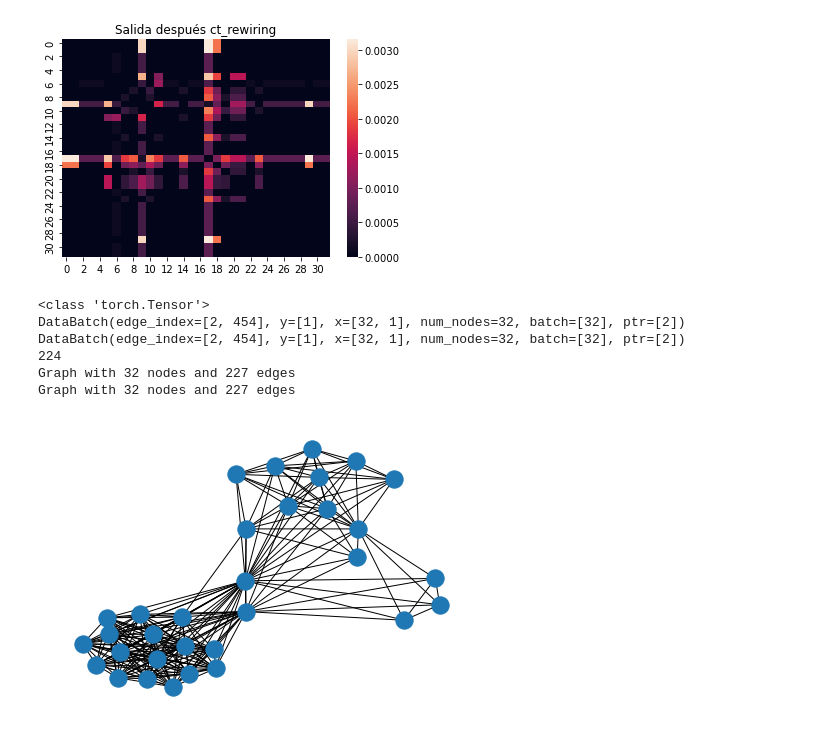
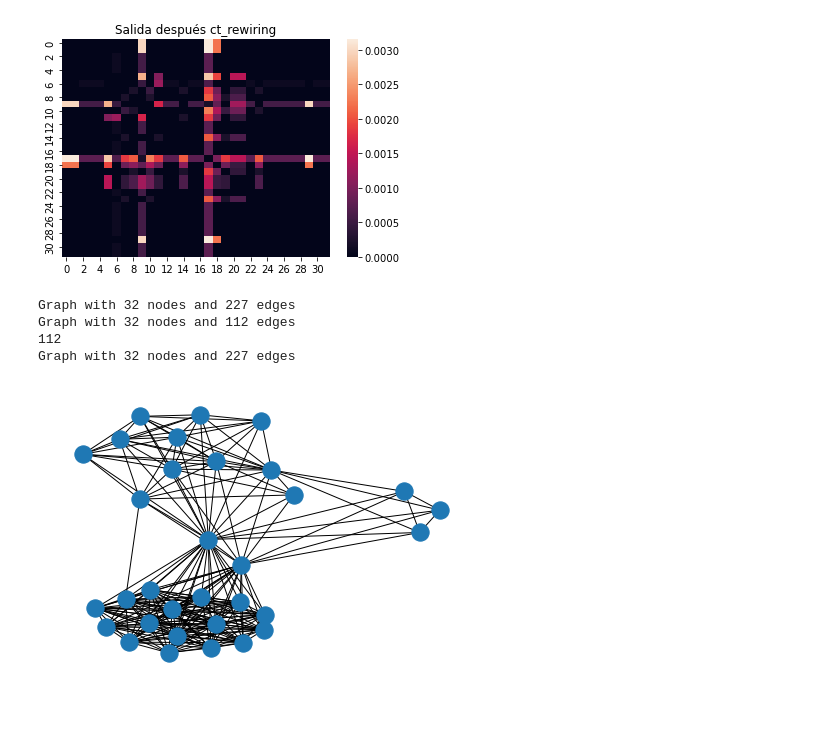
Before and after one commit to AdrianArnaiz/DiffWire, a Jupyter notebook: Plotting_Rewiring.ipynb, the cells around one changed output. Saved outputs shown, nothing was run; the diff lists cells and outputs as text; code cells hidden in the pictures.

Commit message:
Added figure of graph after CT_Rewiring and figure with the edge values

```diff
--- a/Plotting_Rewiring.ipynb
+++ b/Plotting_Rewiring.ipynb
@@ -351,6 +352,7 @@ iplot(fig, filename='Les-Miserables')
 ![image.png](attachment:image.png)
 # %%
 #Checking the model with the selected sample
+
 correct = 0
 print(grafo_init)
 pred, mc_loss, o_loss = model(grafo_init.x, grafo_init.edge_index, grafo_init.batch)
@@ -360,6 +362,12 @@ print("Accuracy: ",(correct/1)*100)
 
 print("Original number of edges: ",grafo_init.edge_index.size(1))
 new_edges=(model.new_adj.squeeze(0).transpose(0,1).nonzero())
+edge_values = []
+for i in model.new_adj.squeeze(0).transpose(0,1):
+    for j in i:
+        if j > 0:
+            edge_values.append((j.detach().item(),j.detach().item()))
+print(len(edge_values))
 print("Edges after the CT_rewring: ",new_edges.size(0))
 print("NUevos nodos",model.new_nodes.squeeze(0).shape)
 new_nodes = model.new_nodes.squeeze(0)
@@ -401,20 +410,29 @@ import networkx as nx
 from torch_geometric.utils import *
 #!pip install colorpy
 from mycolorpy import colorlist as mcp
-print(type(grafo_init.edge_index))
-print(grafo_init)
-print(grafo_init)
+#print(grafo_init.edge_index)
+#print(new_edges.shape)
+grafo_falso = grafo_init.clone()
+grafo_falso.edge_index = new_edges.transpose(0,1)
+B = to_networkx(grafo_falso,to_undirected=True)
 A = to_networkx(grafo_init, to_undirected=True)
-#A.edges = kk
+print(A)
+print(B)
 l=[]
 for a in A.nodes:
     l.append(a)
+
 ed= []
 for e in A.edges:
+    #print(e)
     ed.append(e)
+#print(ed)
 new_Edges=[]
-for ne in new_edges:
+for ne in B.edges:
+    #print((ne[0].item(),ne[1].item()))
     new_Edges.append(ne)
+#print(new_Edges)
+print(len(new_Edges))
 import igraph as ig
 import chart_studio.plotly
 Edges= ed
@@ -429,55 +447,45 @@ Yn=[layt[k][1] for k in range(N)]# y-coordinates
 Zn=[layt[k][2] for k in range(N)]# z-coordinates
 Xe=[]
 Ye=[]
 Ze=[]
 for e in Edges:
     #print(e)
     Xe+=[layt[e[0]][0],layt[e[1]][0], None]# x-coordinates of edge ends
     Ye+=[layt[e[0]][1],layt[e[1]][1], None]
     Ze+=[layt[e[0]][2],layt[e[1]][2], None]
 #EN ESTE PASO RECALCO LOS EDGES NUEVOS
 Xnew_edges=[]
 Ynew_edges=[]
 Znew_edges=[]
-print(len(new_Edges))
 for e in new_Edges:
     #print(e)
     Xnew_edges+=[layt[e[0]][0],layt[e[1]][0], None]# x-coordinates of edge ends
     Ynew_edges+=[layt[e[0]][1],layt[e[1]][1], None]
     Znew_edges+=[layt[e[0]][2],layt[e[1]][2], None]
 nx.draw(A)
 node_adjacencies = []
 node_text = []
 print(A)
 
-C = A
-print(C)
-C.edge_index = new_edges
-partition = community_louvain.best_partition(C, random_state=1234)
-for node, adjacencies in enumerate(C.adjacency()):
+partition = community_louvain.best_partition(A, random_state=1234)
+for node, adjacencies in enumerate(A.adjacency()):
     node_adjacencies.append(partition[node])
     #node_text.append('# of connections: '+str(len(adjacencies[1])))
 #Color creation
+edge_color = []
 
-edge_importance = []
-edge_importance.append(0)
-importance = model.new_adj.squeeze(0).detach().numpy()
-#vColor =mcp.gen_color_normalized(cmap="seismic",data_arr=importance)
-for edge, conections in enumerate(new_Edges):
-    edge_importance.append(importance[conections[0],[conections[1]]].item()+1000)
-#print(edge_importance)
-final_color_edge = []
-vColor =mcp.gen_color_normalized(cmap="seismic",data_arr=edge_importance)
-for edge, conections in enumerate(new_Edges):
-    final_color_edge.append(vColor[edge])
+importance = torch.nn.functional.normalize(model.new_adj.squeeze(0).transpose(0,1), p=2.0, dim = 1)
+for i in range(len(new_Edges)):
+    #print(importance[new_Edges[i][0]][new_Edges[i][1]].item(),"->",new_Edges[i])
+    edge_color.append(importance[new_Edges[i][0]][new_Edges[i][1]].item())
+    edge_color.append(importance[new_Edges[i][0]][new_Edges[i][1]].item())
+    edge_color.append(importance[new_Edges[i][0]][new_Edges[i][1]].item())
 # %% [output]
-<class 'torch.Tensor'>
-DataBatch(edge_index=[2, 454], y=[1], x=[32, 1], num_nodes=32, batch=[32], ptr=[2])
-DataBatch(edge_index=[2, 454], y=[1], x=[32, 1], num_nodes=32, batch=[32], ptr=[2])
-224
 Graph with 32 nodes and 227 edges
+Graph with 32 nodes and 112 edges
+112
 Graph with 32 nodes and 227 edges
-[figure, old version]
+[figure, new version]
 # %%
 from chart_studio import plotly
 import plotly.graph_objs as go
```
Also changed, not shown: parts of 12 cells of this notebook.
